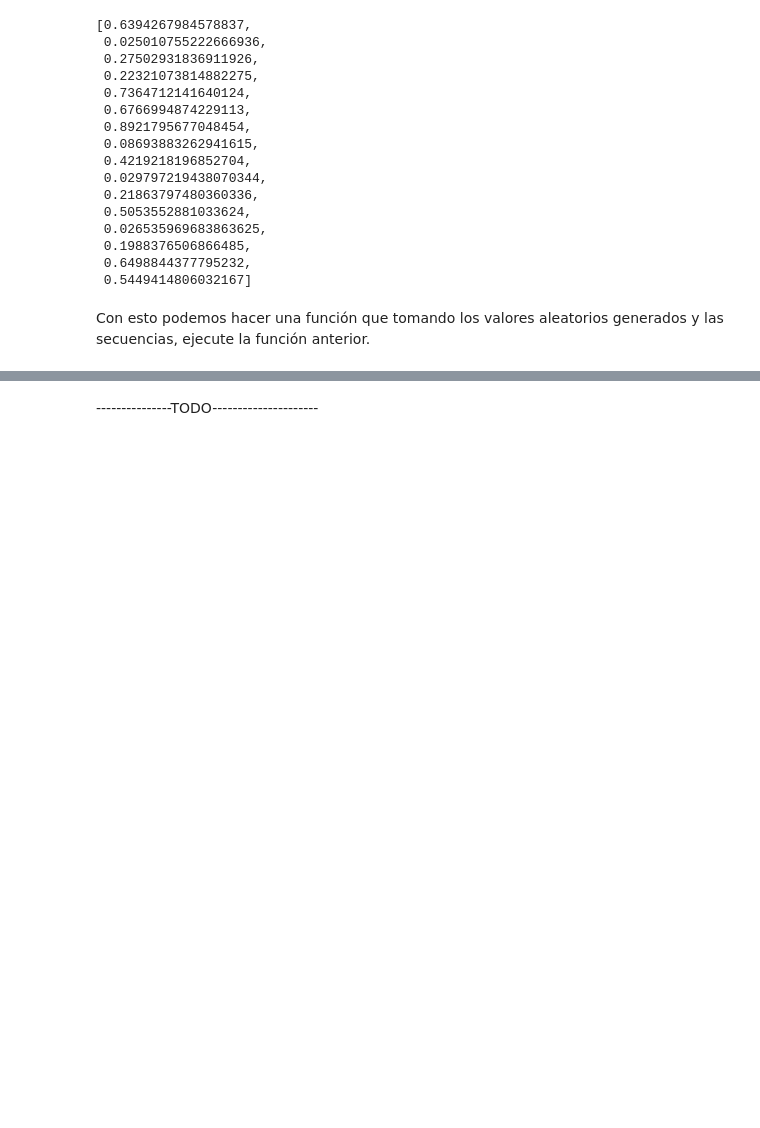
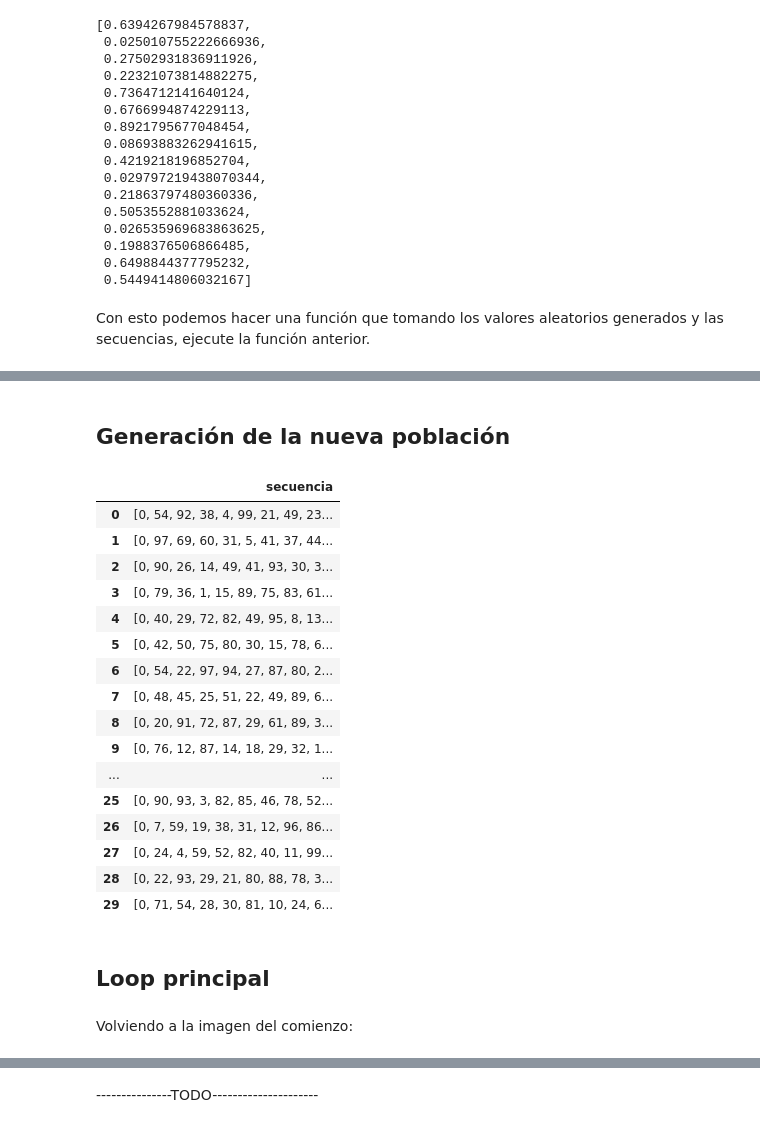
Before and after one commit to josekeh/InvestigacionOperativa, a Jupyter notebook: src/03_TSP-Genetic.ipynb, the cells around one changed output, grey strips where cells are left out. Saved outputs shown, nothing was run; the diff lists cells and outputs as text; code cells hidden in the pictures; blank space fills up the shorter version.

```diff
--- a/src/03_TSP-Genetic.ipynb
+++ b/src/03_TSP-Genetic.ipynb
@@ -541,0 +635,35 @@ aplicar_cruzamiento(population, generar_pares_individuos(selected_indices, seed=
+# %% [markdown]
+## Generación de la nueva población
+# %%
+# Para generar la nueva población después de la mutación, debemos tomar lo mutado y lo no apartado en la selección por ruleta sin reposición.
+new_population = mutations['secuencia'].copy()
+# %%
+non_selected_secs = [population.loc[i, 'secuencia'] for i in population.index if i not in selected_indices]
+# %%
+new_population = pd.concat([new_population, pd.DataFrame({'secuencia': non_selected_secs})])
+# %%
+new_population.reset_index(inplace=True, drop=True)
+# %%
+new_population
+# %% [output]
+|  | secuencia |
+| 0 | [0, 54, 92, 38, 4, 99, 21, 49, 23... |
+| 1 | [0, 97, 69, 60, 31, 5, 41, 37, 44... |
+| 2 | [0, 90, 26, 14, 49, 41, 93, 30, 3... |
+| 3 | [0, 79, 36, 1, 15, 89, 75, 83, 61... |
+| 4 | [0, 40, 29, 72, 82, 49, 95, 8, 13... |
+| 5 | [0, 42, 50, 75, 80, 30, 15, 78, 6... |
+| 6 | [0, 54, 22, 97, 94, 27, 87, 80, 2... |
+| 7 | [0, 48, 45, 25, 51, 22, 49, 89, 6... |
+| 8 | [0, 20, 91, 72, 87, 29, 61, 89, 3... |
+| 9 | [0, 76, 12, 87, 14, 18, 29, 32, 1... |
+| ... | ... |
+| 25 | [0, 90, 93, 3, 82, 85, 46, 78, 52... |
+| 26 | [0, 7, 59, 19, 38, 31, 12, 96, 86... |
+| 27 | [0, 24, 4, 59, 52, 82, 40, 11, 99... |
+| 28 | [0, 22, 93, 29, 21, 80, 88, 78, 3... |
+| 29 | [0, 71, 54, 28, 30, 81, 10, 24, 6... |
+# %% [markdown]
+## Loop principal
+# %% [markdown]
+Volviendo a la imagen del comienzo:
```
Also changed, not shown: parts of 16 cells of this notebook.
